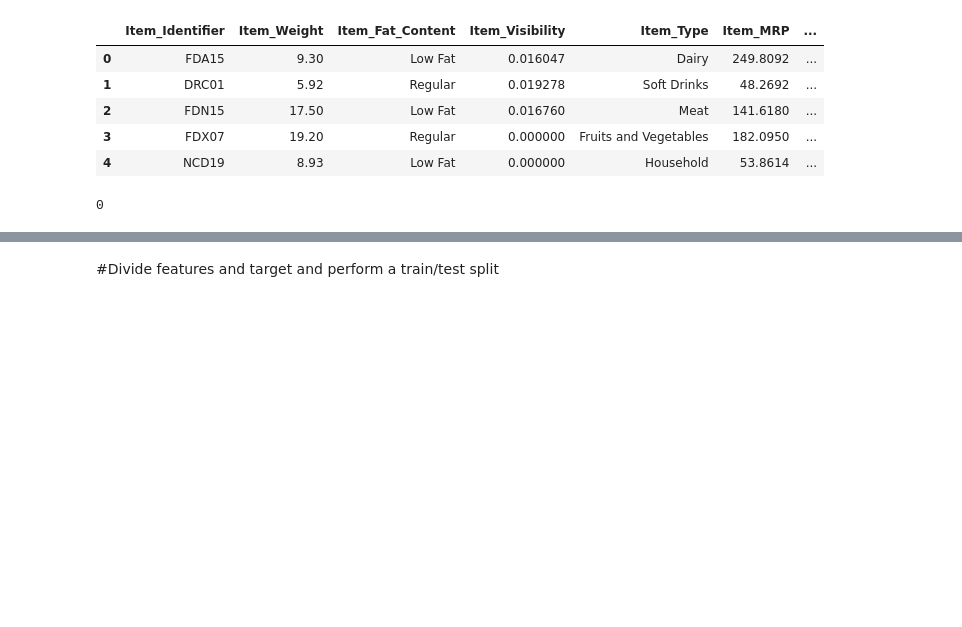
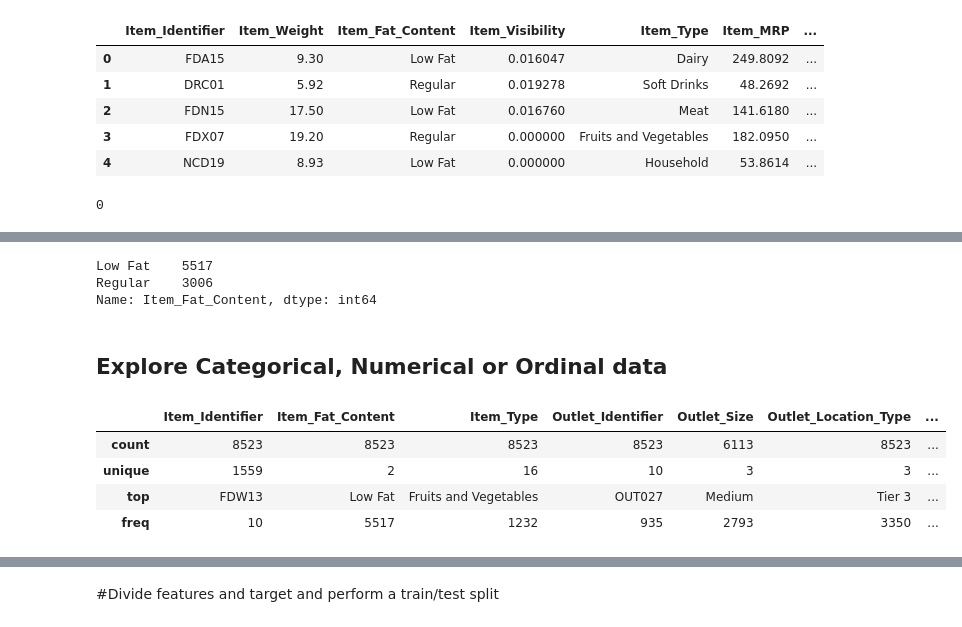
Before and after one commit to BelandyG/Food-Sales-prediction-project, a Jupyter notebook: Project_1_Part_5.ipynb, the cells around one changed output, grey strips where cells are left out. Drawn from its saved outputs; the diff is of its cells as text; code cells hidden in the pictures; blank space fills up the shorter version.

```diff
--- a/Project_1_Part_5.ipynb
+++ b/Project_1_Part_5.ipynb
@@ -514,0 +525,18 @@ memory usage: 799.2+ KB
+# %%
+# check Item_Fat_Content to see fix
+df2['Item_Fat_Content'].value_counts()
+# %% [output]
+Low Fat    5517
+Regular    3006
+Name: Item_Fat_Content, dtype: int64
+# %% [markdown]
+## Explore Categorical, Numerical or Ordinal data
+# %%
+# explore object data
+df2.describe(include = 'object')
+# %% [output]
+|  | Item_Identifier | Item_Fat_Content | Item_Type | Outlet_Identifier | Outlet_Size | Outlet_Location_Type | ... |
+| count | 8523 | 8523 | 8523 | 8523 | 6113 | 8523 | ... |
+| unique | 1559 | 2 | 16 | 10 | 3 | 3 | ... |
+| top | FDW13 | Low Fat | Fruits and Vegetables | OUT027 | Medium | Tier 3 | ... |
+| freq | 10 | 5517 | 1232 | 935 | 2793 | 3350 | ... |
```
Also changed, not shown: parts of 24 cells of this notebook.
